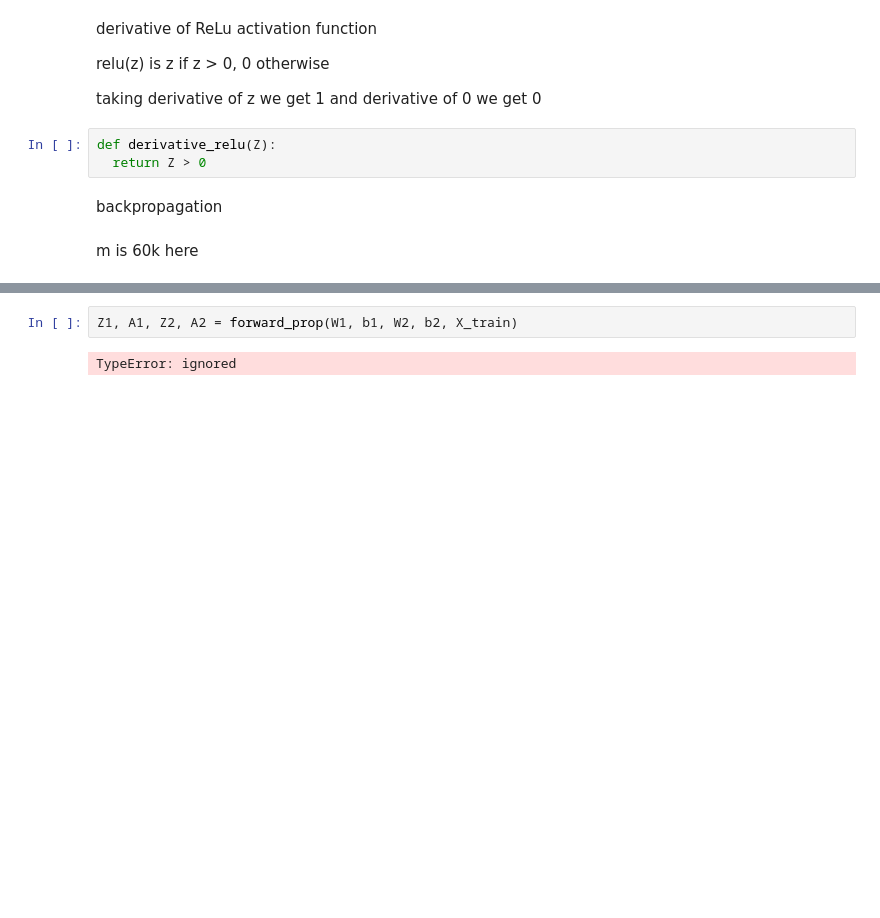
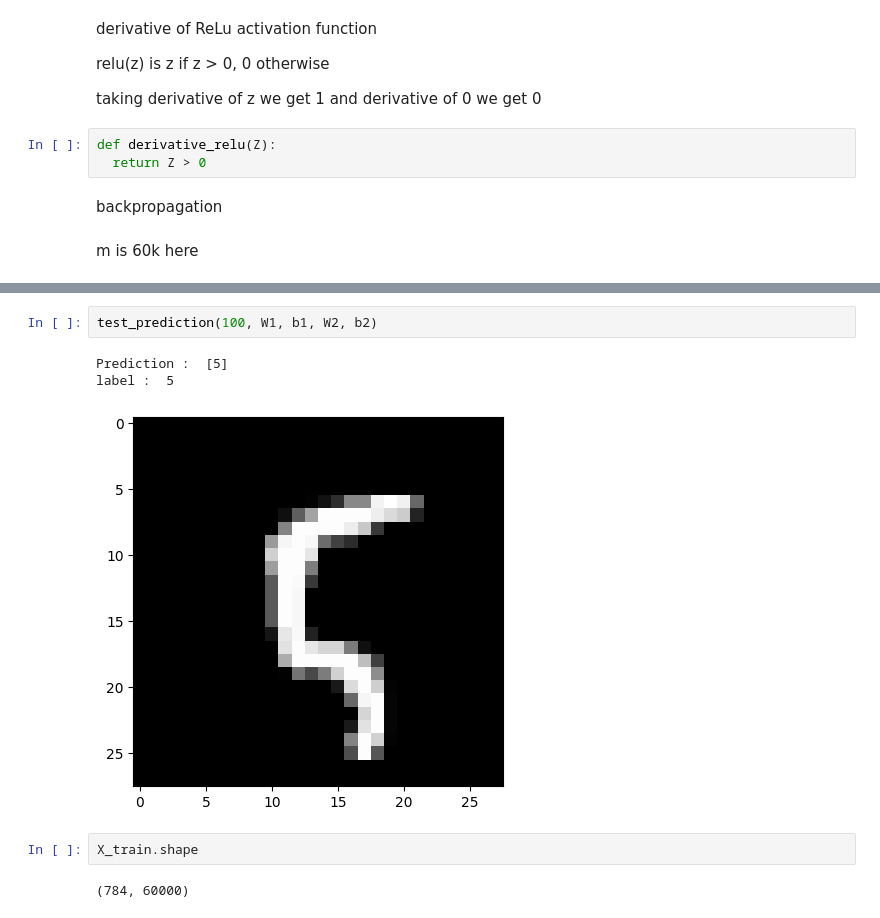
Before and after one commit to sumukhbhat12/Neural-Network-From-Scratch-MNIST-Dataset, a Jupyter notebook: Neural_Network_From_Scratch_for_MNIST_Dataset.ipynb, the cells around one changed output, grey strips where cells are left out. Saved outputs shown, nothing was run; the diff lists cells and outputs as text; blank space fills up the shorter version.

```diff
--- a/Neural_Network_From_Scratch_for_MNIST_Dataset.ipynb
+++ b/Neural_Network_From_Scratch_for_MNIST_Dataset.ipynb
@@ -190,4 +292,10 @@ W1, b1, W2, b2 = initialize_params()
 # %%
-Z1, A1, Z2, A2 = forward_prop(W1, b1, W2, b2, X_train)
+test_prediction(100, W1, b1, W2, b2)
 # %% [output]
-TypeError: ignored
+Prediction :  [5]
+label :  5
+[figure, added]
+# %%
+X_train.shape
+# %% [output]
+(784, 60000)
```
Also changed, not shown: parts of 21 cells of this notebook.
